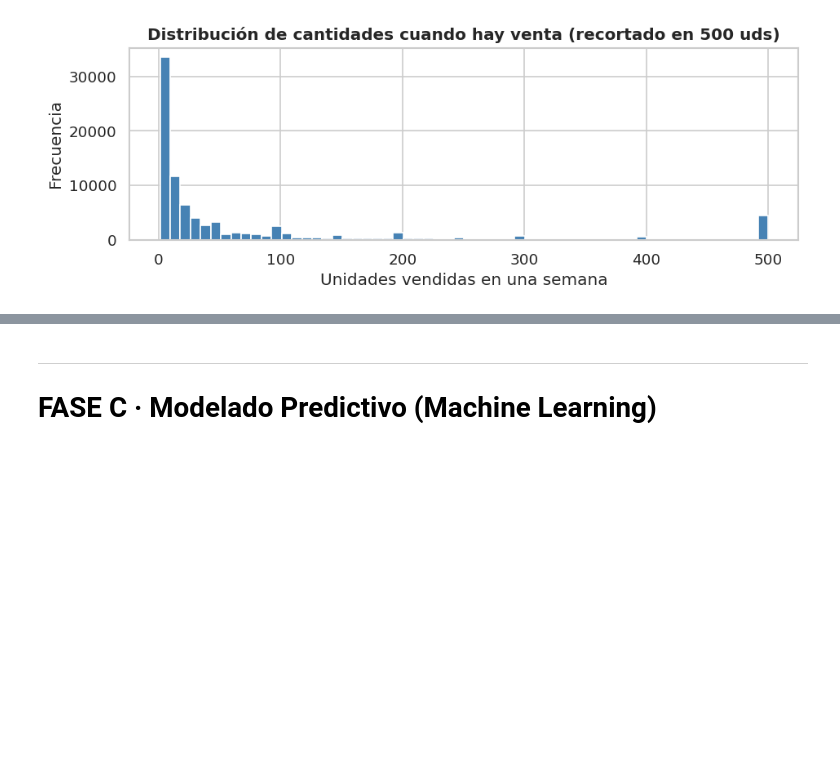
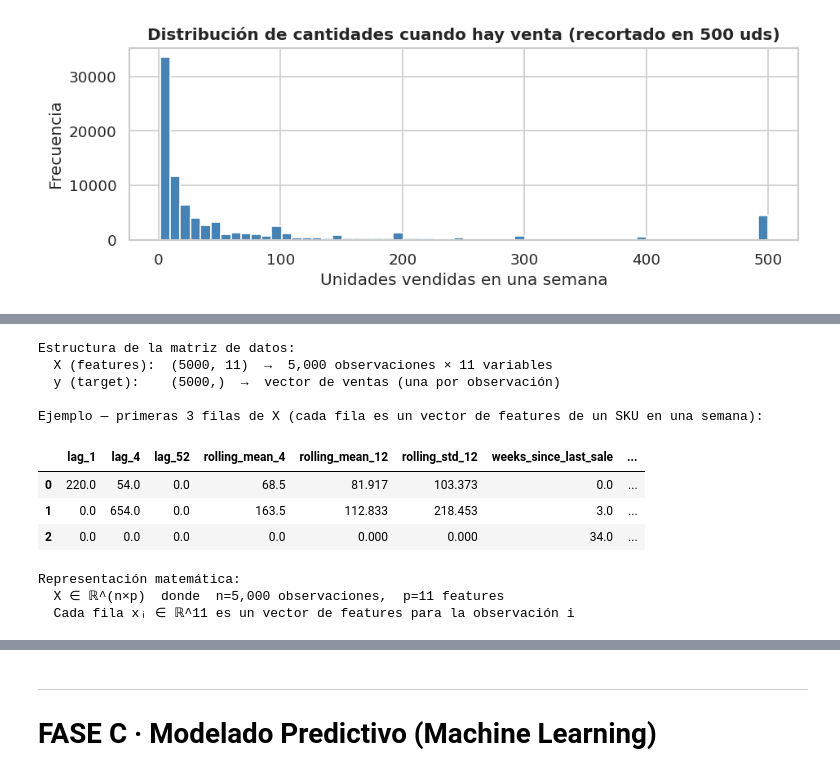
Before and after one commit to JeanCVP/forecasting-platform, a Jupyter notebook: hackathon_sic2025.ipynb, the cells around one changed output, grey strips where cells are left out. Saved outputs shown, nothing was run; the diff lists cells and outputs as text; code cells hidden in the pictures; blank space fills up the shorter version.

```diff
--- a/hackathon_sic2025.ipynb
+++ b/hackathon_sic2025.ipynb
@@ -327,0 +339,41 @@ Cuando hay venta (cantidad > 0):
+# %%
+import numpy as np
+
+# Cargar gold features (matriz de features del modelo)
+gold = pd.read_parquet('data/gold/gold_features.parquet')
+gold = gold[gold['Category']=='Sell-in'].copy()
+gold['year_week'] = gold['year_week'].astype(str).str.replace(r'\.0$','',regex=True).astype(int)
+gold['quantity']  = gold['quantity'].astype(float)
+
+feat_cols = ['lag_1','lag_4','lag_52','rolling_mean_4','rolling_mean_12',
+             'rolling_std_12','weeks_since_last_sale','intermittent_flag',
+             'week_sin','week_cos','inventory_days_of_supply']
+
+sample = gold[feat_cols + ['quantity']].dropna().sample(5000, random_state=42)
+X = sample[feat_cols].values
+y = sample['quantity'].values
+
+print("Estructura de la matriz de datos:")
+print(f"  X (features):  {X.shape}  →  {X.shape[0]:,} observaciones × {X.shape[1]} variables")
+print(f"  y (target):    {y.shape}  →  vector de ventas (una por observación)")
+print()
+print("Ejemplo — primeras 3 filas de X (cada fila es un vector de features de un SKU en una semana):")
+df_sample = pd.DataFrame(X[:3], columns=feat_cols).round(3)
+display(df_sample)
+print()
+print("Representación matemática:")
+print(f"  X ∈ ℝ^(n×p)  donde  n={X.shape[0]:,} observaciones,  p={X.shape[1]} features")
+print(f"  Cada fila xᵢ ∈ ℝ^{X.shape[1]} es un vector de features para la observación i")
+# %% [output]
+Estructura de la matriz de datos:
+  X (features):  (5000, 11)  →  5,000 observaciones × 11 variables
+  y (target):    (5000,)  →  vector de ventas (una por observación)
+
+Ejemplo — primeras 3 filas de X (cada fila es un vector de features de un SKU en una semana):
+|  | lag_1 | lag_4 | lag_52 | rolling_mean_4 | rolling_mean_12 | rolling_std_12 | weeks_since_last_sale | ... |
+| 0 | 220.0 | 54.0 | 0.0 | 68.5 | 81.917 | 103.373 | 0.0 | ... |
+| 1 | 0.0 | 654.0 | 0.0 | 163.5 | 112.833 | 218.453 | 3.0 | ... |
+| 2 | 0.0 | 0.0 | 0.0 | 0.0 | 0.000 | 0.000 | 34.0 | ... |
+Representación matemática:
+  X ∈ ℝ^(n×p)  donde  n=5,000 observaciones,  p=11 features
+  Cada fila xᵢ ∈ ℝ^11 es un vector de features para la observación i
```
Also changed, not shown: parts of 8 cells of this notebook, 1 other file.
